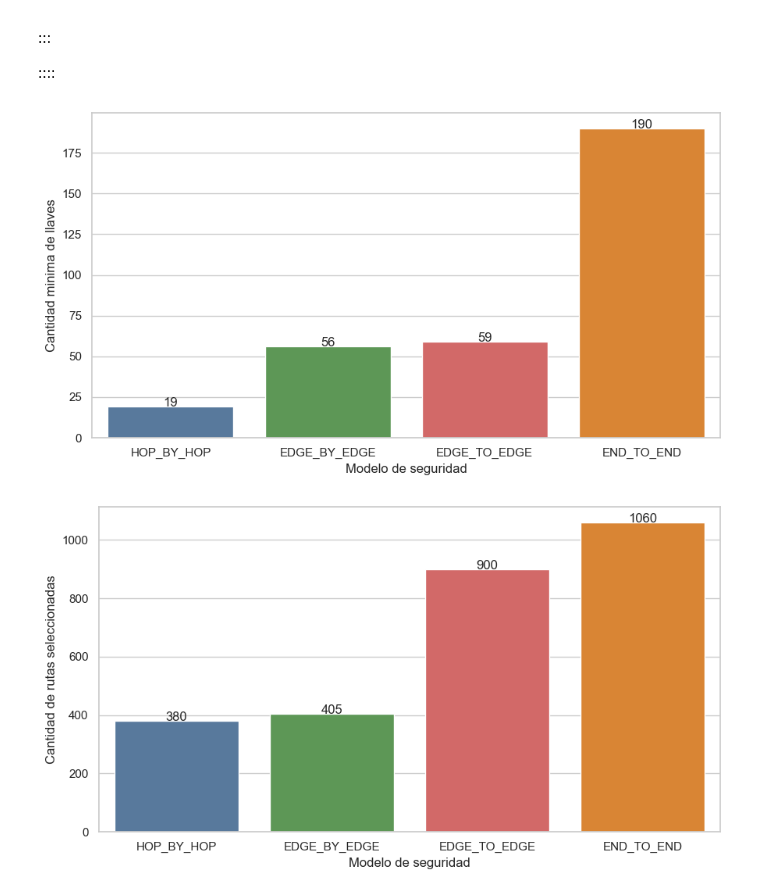
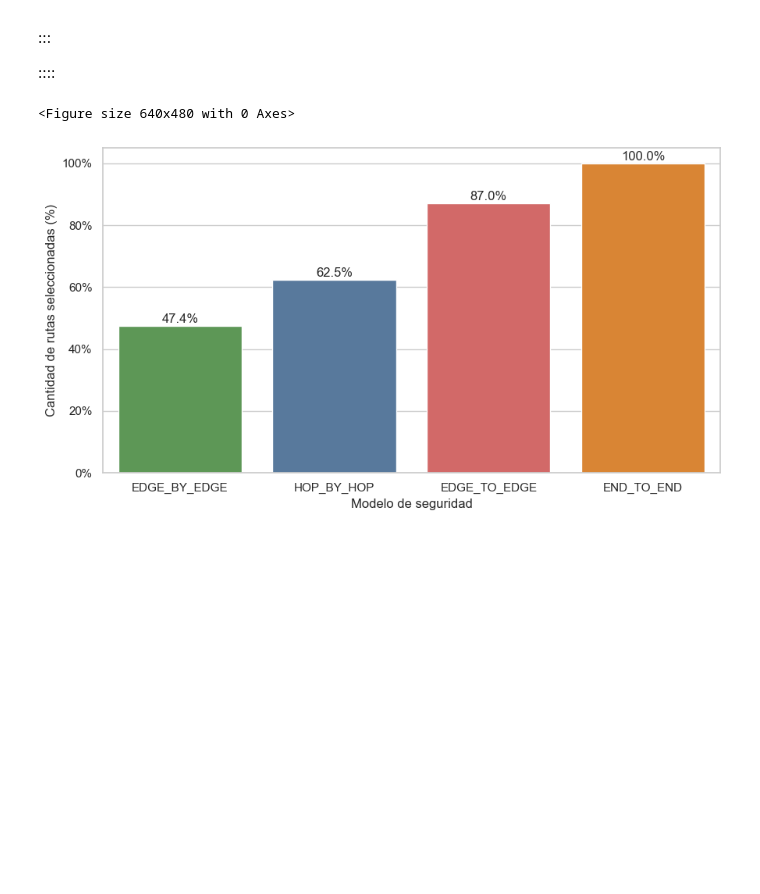
Before and after one commit to ramirofd/dtn-bpsec-pipeline, a Jupyter notebook: scenarios/examples/four_planes_polar/resultados.ipynb, the cells around one changed output. Drawn from its saved outputs; the diff is of its cells as text; code cells hidden in the pictures; blank space fills up the shorter version.

```diff
--- a/scenarios/examples/four_planes_polar/resultados.ipynb
+++ b/scenarios/examples/four_planes_polar/resultados.ipynb
@@ -33,11 +33,12 @@ max_routes = 1
 pipeline = SimulationPipeline()
 
 result = pipeline.run(
-    cp_path=str(SCENARIO_DIR / "contact_plan.json"),
+    cp_path=str(SCENARIO_DIR / "contact_plan_2.json"),
     topology_path=str(SCENARIO_DIR / "topology.json"),
     security_models=tuple(SecurityModelType),
     curr_time=0,
-    routing_algorithm=CGRYenRouting(max_routes=max_routes)
+    routing_algorithm=CGRYenRouting(max_routes=max_routes),
+    symmetric_keys=True
 )
 # %%
 import pandas as pd
@@ -721,55 +600,55 @@ for sec_model in SERIES_COLORS.keys():
 # %%
 #| label: fig-gapminder
 #| fig-cap: "Resultados de modelo 3"
 #| fig-subcap:
 #|   - "Llaves minimas para garantizar al menos 1 camino por par"
 #|   - "Rutas seleccionadas en la solucion optima"
 #| layout-ncol: 2
 #| column: page
 #| echo: false
 #| out-width: 100%
 
-plot_df = df_m3.sort_values("selected_keys").copy()
+import matplotlib.pyplot as plt
+import matplotlib.ticker as mtick
+import seaborn as sns
+
+# Si conocés los totales reales, reemplazá estos valores.
+total_keys = df_m3["selected_keys"].max()
+total_routes = df_m3["selected_routes"].max()
+
+df_plot = df_m3.copy()
+df_plot["selected_keys_pct"] = df_plot["selected_keys"] / total_keys
+df_plot["selected_routes_pct"] = df_plot["selected_routes"] / total_routes
+
+plot_df = df_plot.sort_values("selected_keys_pct").copy()
+
+for i, value in enumerate(plot_df["selected_keys_pct"]):
+    ax.text(i, value + 0.01, f"{value:.1%}", ha="center")
+
+plt.tight_layout()
+plt.show()
+
+plot_df = df_plot.sort_values("selected_routes_pct").copy()
 
 plt.figure(figsize=(9, 5))
 ax = sns.barplot(
     data=plot_df,
     x="model",
-    y="selected_keys",
+    y="selected_routes_pct",
     hue="model",
     dodge=False,
     palette=palette_for(plot_df["model"]),
     legend=False,
 )
 ax.set_xlabel("Modelo de seguridad")
-ax.set_ylabel("Cantidad minima de llaves")
+ax.set_ylabel("Cantidad de rutas seleccionadas (%)")
+ax.yaxis.set_major_formatter(mtick.PercentFormatter(1.0))
 
-for i, value in enumerate(plot_df["selected_keys"]):
-    ax.text(i, value + 0.05, str(value), ha="center")
+for i, value in enumerate(plot_df["selected_routes_pct"]):
+    ax.text(i, value + 0.01, f"{value:.1%}", ha="center")
 
 plt.tight_layout()
 plt.show()
-
-plot_df = df_m3.sort_values("selected_routes").copy()
-
-plt.figure(figsize=(9, 5))
-ax = sns.barplot(
-    data=plot_df,
-    x="model",
-    y="selected_routes",
-    hue="model",
-    dodge=False,
-    palette=palette_for(plot_df["model"]),
-    legend=False,
-)
-ax.set_xlabel("Modelo de seguridad")
-ax.set_ylabel("Cantidad de rutas seleccionadas")
-
-for i, value in enumerate(plot_df["selected_routes"]):
-    ax.text(i, value + 0.05, str(value), ha="center")
-
-plt.tight_layout()
-plt.show()
 # %% [output]
+<Figure size 640x480 with 0 Axes>
-[figure, old version]
+[figure, new version]
-[figure, removed]
```
Also changed, not shown: parts of 10 cells of this notebook, 1 other file.
